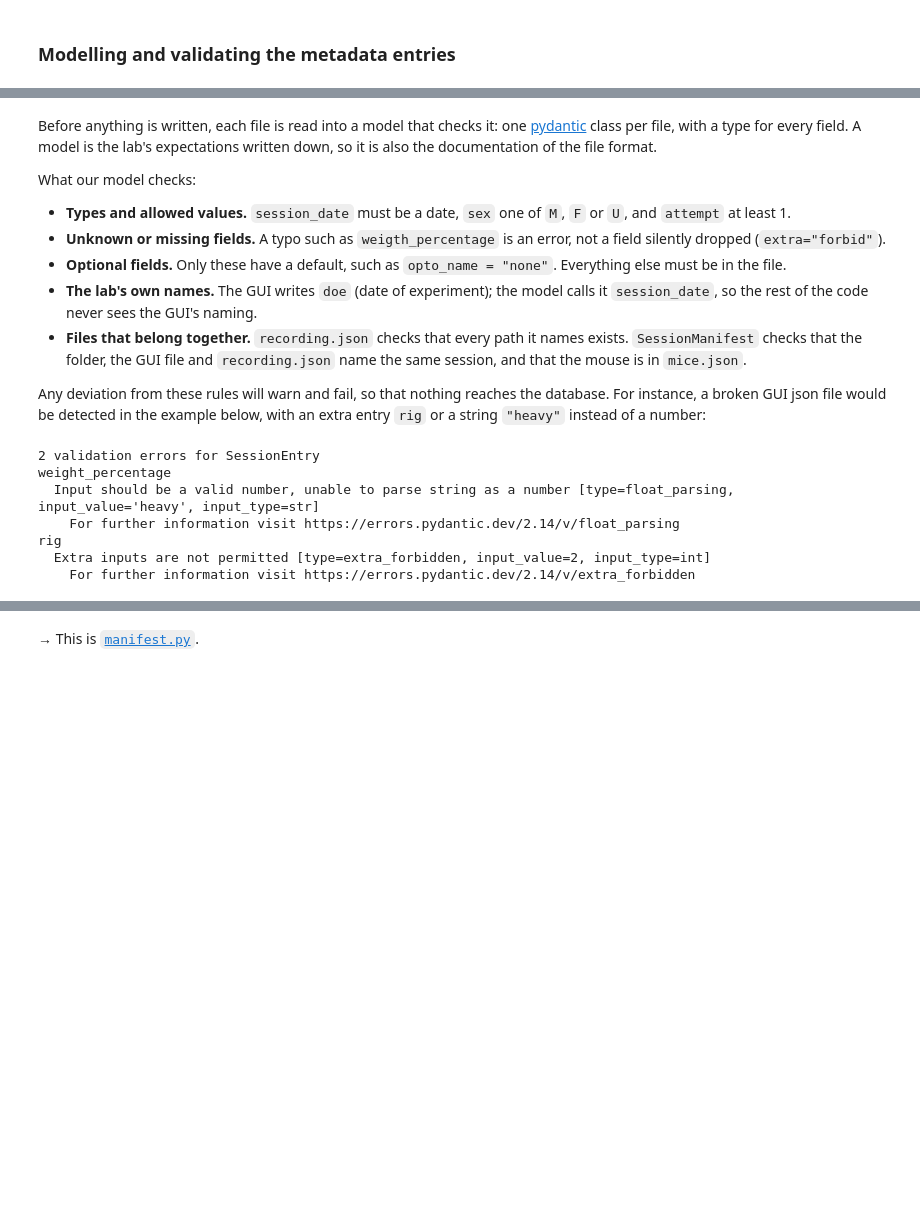
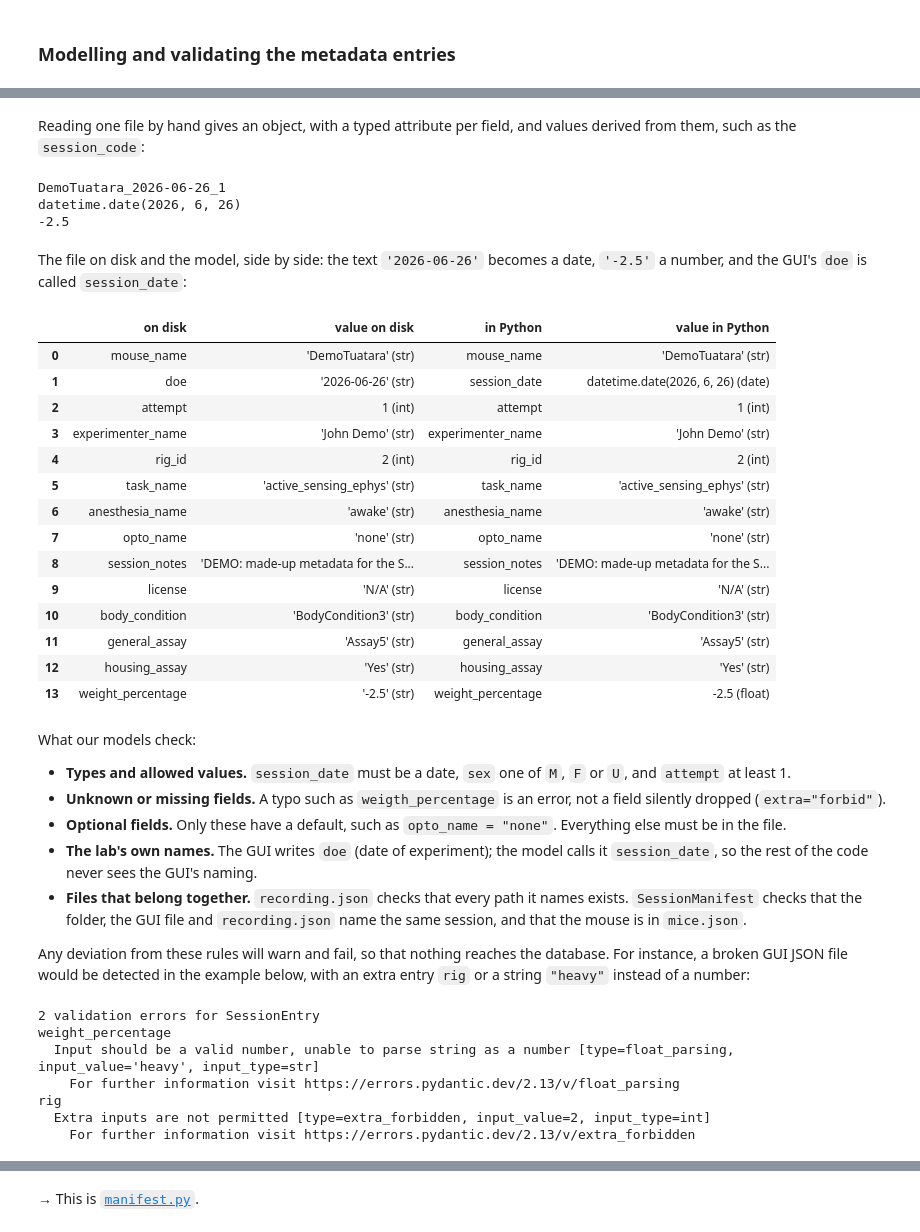
Before and after one commit to SCENE-Collaboration/SCENE-pipelines, a Jupyter notebook: examples/tutorials/02_scene_onboarding_demo.ipynb, the cells around one changed output, grey strips where cells are left out. Saved outputs shown, nothing was run; the diff lists cells and outputs as text; code cells hidden in the pictures; blank space fills up the shorter version.

```diff
--- a/examples/tutorials/02_scene_onboarding_demo.ipynb
+++ b/examples/tutorials/02_scene_onboarding_demo.ipynb
@@ -297,9 +342,57 @@ read_json(FIRST / "recording.json")
+# %% [markdown]
+Reading one file by hand gives an object, with a typed attribute per field, and values derived from
+them, such as the `session_code`:
+# %%
+raw = read_json(gui_file(FIRST))
+session = SessionEntry(**raw)
+
+print(session.session_code)
+print(repr(session.session_date))
+print(repr(session.weight_percentage))
+# %% [output]
+DemoTuatara_2026-06-26_1
+datetime.date(2026, 6, 26)
+-2.5
+# %% [markdown]
+The file on disk and the model, side by side: the text `'2026-06-26'` becomes a date, `'-2.5'` a
+number, and the GUI's `doe` is called `session_date`:
+# %%
+import pandas as pd
+
+
+def describe(value):
+    return f"{value!r} ({type(value).__name__})"
+
+
+pd.DataFrame(
+    [
+        {
+            "on disk": field.alias or name,
+            "value on disk": describe(raw.get(field.alias or name)),
+            "in Python": name,
+            "value in Python": describe(getattr(session, name)),
+        }
+        for name, field in SessionEntry.model_fields.items()
+    ]
+)
+# %% [output]
+|  | on disk | value on disk | in Python | value in Python |
+| 0 | mouse_name | 'DemoTuatara' (str) | mouse_name | 'DemoTuatara' (str) |
+| 1 | doe | '2026-06-26' (str) | session_date | datetime.date(2026, 6, 26) (date) |
+| 2 | attempt | 1 (int) | attempt | 1 (int) |
+| 3 | experimenter_name | 'John Demo' (str) | experimenter_name | 'John Demo' (str) |
+| 4 | rig_id | 2 (int) | rig_id | 2 (int) |
+| 5 | task_name | 'active_sensing_ephys' (str) | task_name | 'active_sensing_ephys' (str) |
+| 6 | anesthesia_name | 'awake' (str) | anesthesia_name | 'awake' (str) |
+| 7 | opto_name | 'none' (str) | opto_name | 'none' (str) |
+| 8 | session_notes | 'DEMO: made-up metadata for the S... | session_notes | 'DEMO: made-up metadata for the S... |
+| 9 | license | 'N/A' (str) | license | 'N/A' (str) |
+| 10 | body_condition | 'BodyCondition3' (str) | body_condition | 'BodyCondition3' (str) |
+| 11 | general_assay | 'Assay5' (str) | general_assay | 'Assay5' (str) |
+| 12 | housing_assay | 'Yes' (str) | housing_assay | 'Yes' (str) |
+| 13 | weight_percentage | '-2.5' (str) | weight_percentage | -2.5 (float) |
 # %% [markdown]
-Before anything is written, each file is read into a model that checks it: one
-[pydantic](https://docs.pydantic.dev) class per file, with a type for every field. A model is the
-lab's expectations written down, so it is also the documentation of the file format.
-
-What our model checks:
+What our models check:
 
 - **Types and allowed values.** `session_date` must be a date, `sex` one of `M`, `F` or `U`, and
   `attempt` at least 1.
@@ -314,13 +407,12 @@ What our model checks:
   session, and that the mouse is in `mice.json`.
 
 Any deviation from these rules will warn and fail, so that nothing reaches the database.
-For instance, a broken GUI json file would be detected in the example below, with an extra
+For instance, a broken GUI JSON file would be detected in the example below, with an extra
 entry `rig` or a string `"heavy"` instead of a number:
 # %%
-from scene_onboarding_demo.manifest import SessionEntry
 from pydantic import ValidationError
 
-broken = {**read_json(gui_file(FIRST)), "weight_percentage": "heavy", "rig": 2}
+broken = {**raw, "weight_percentage": "heavy", "rig": 2}
 try:
     SessionEntry(**broken)
 except ValidationError as error:
@@ -329,7 +421,7 @@ except ValidationError as error:
 2 validation errors for SessionEntry
 weight_percentage
   Input should be a valid number, unable to parse string as a number [type=float_parsing, input_value='heavy', input_type=str]
-    For further information visit https://errors.pydantic.dev/2.14/v/float_parsing
+    For further information visit https://errors.pydantic.dev/2.13/v/float_parsing
 rig
   Extra inputs are not permitted [type=extra_forbidden, input_value=2, input_type=int]
-    For further information visit https://errors.pydantic.dev/2.14/v/extra_forbidden
+    For further information visit https://errors.pydantic.dev/2.13/v/extra_forbidden
```
Also changed, not shown: parts of 30 cells of this notebook.
